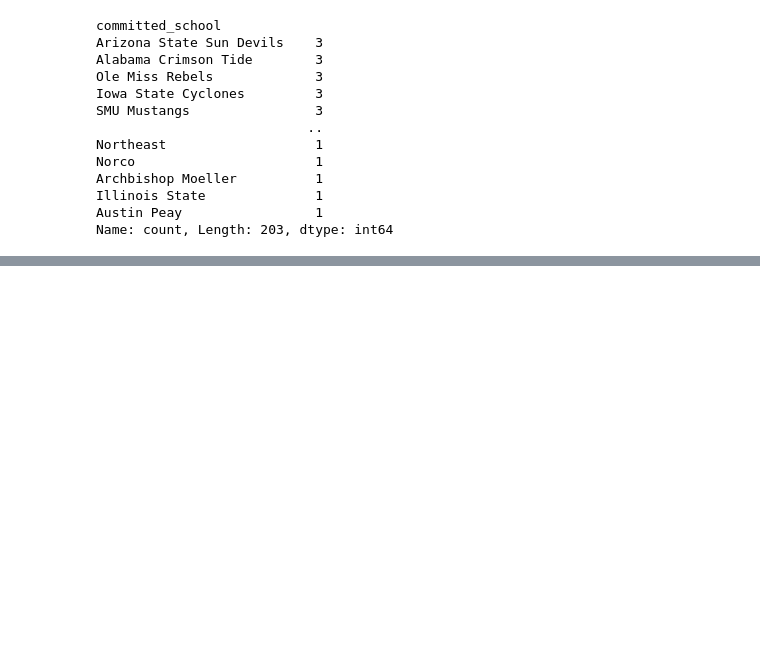
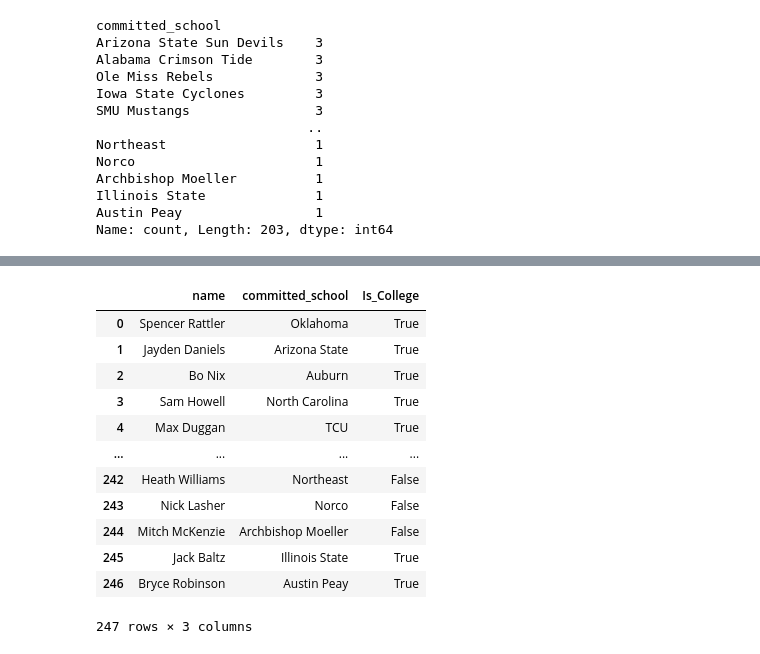
Before and after one commit to AJH456/Predicting_College_Football_Quarterback_Success, a Jupyter notebook: Code/Data_Cleaning.ipynb, the cells around one changed output, grey strips where cells are left out. Cells and saved outputs as stored; diff of their text form; code cells hidden in the pictures; blank space fills up the shorter version.

```diff
--- a/Code/Data_Cleaning.ipynb
+++ b/Code/Data_Cleaning.ipynb
@@ -112,0 +224,16 @@ recruits_2019[recruits_2019['committed_school'] == 'Oak Park']
+# %%
+recruits_2019[['name','committed_school', 'Is_College']]
+# %% [output]
+|  | name | committed_school | Is_College |
+| 0 | Spencer Rattler | Oklahoma | True |
+| 1 | Jayden Daniels | Arizona State | True |
+| 2 | Bo Nix | Auburn | True |
+| 3 | Sam Howell | North Carolina | True |
+| 4 | Max Duggan | TCU | True |
+| ... | ... | ... | ... |
+| 242 | Heath Williams | Northeast | False |
+| 243 | Nick Lasher | Norco | False |
+| 244 | Mitch McKenzie | Archbishop Moeller | False |
+| 245 | Jack Baltz | Illinois State | True |
+| 246 | Bryce Robinson | Austin Peay | True |
+247 rows × 3 columns
```
Also changed, not shown: parts of 7 cells of this notebook.
